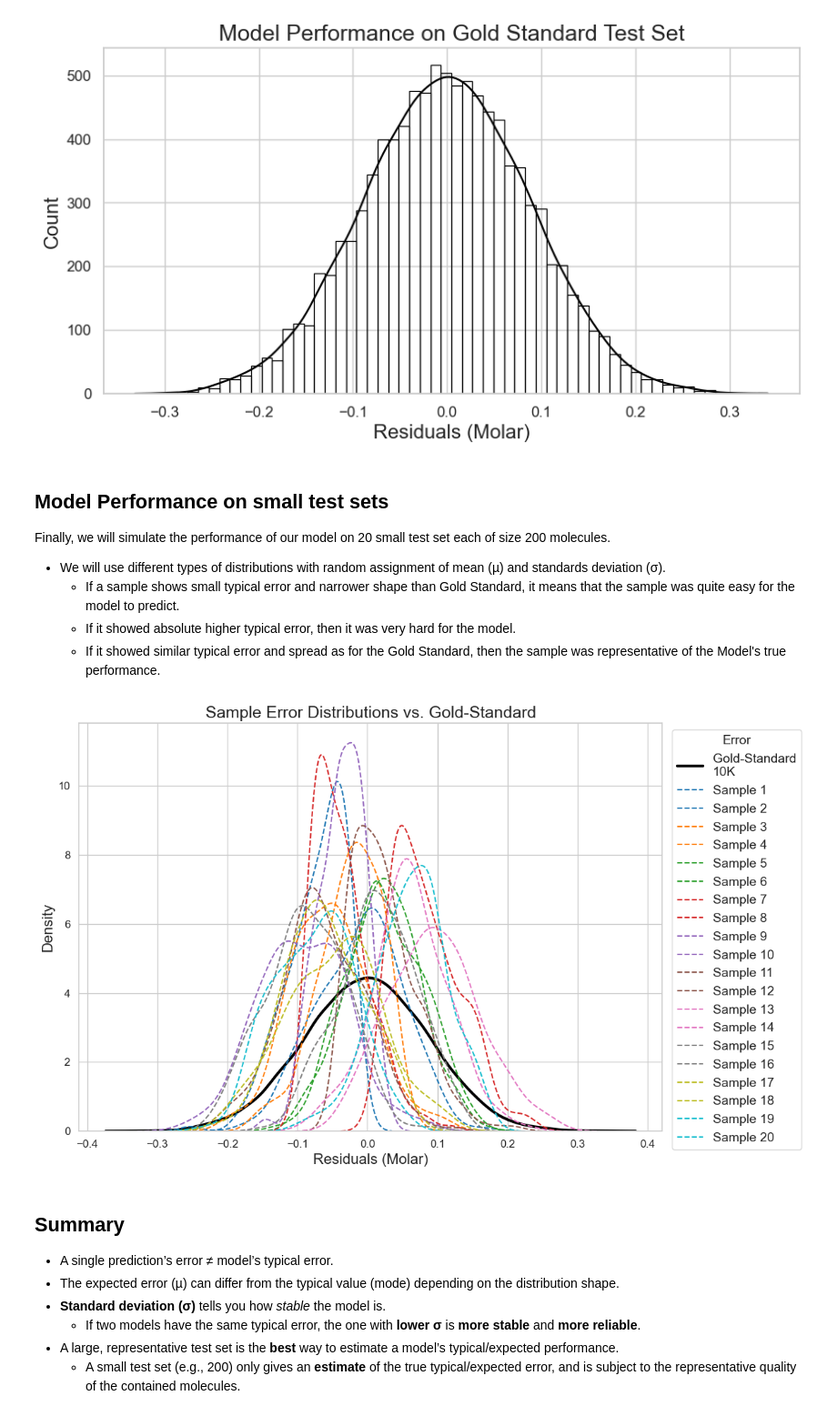
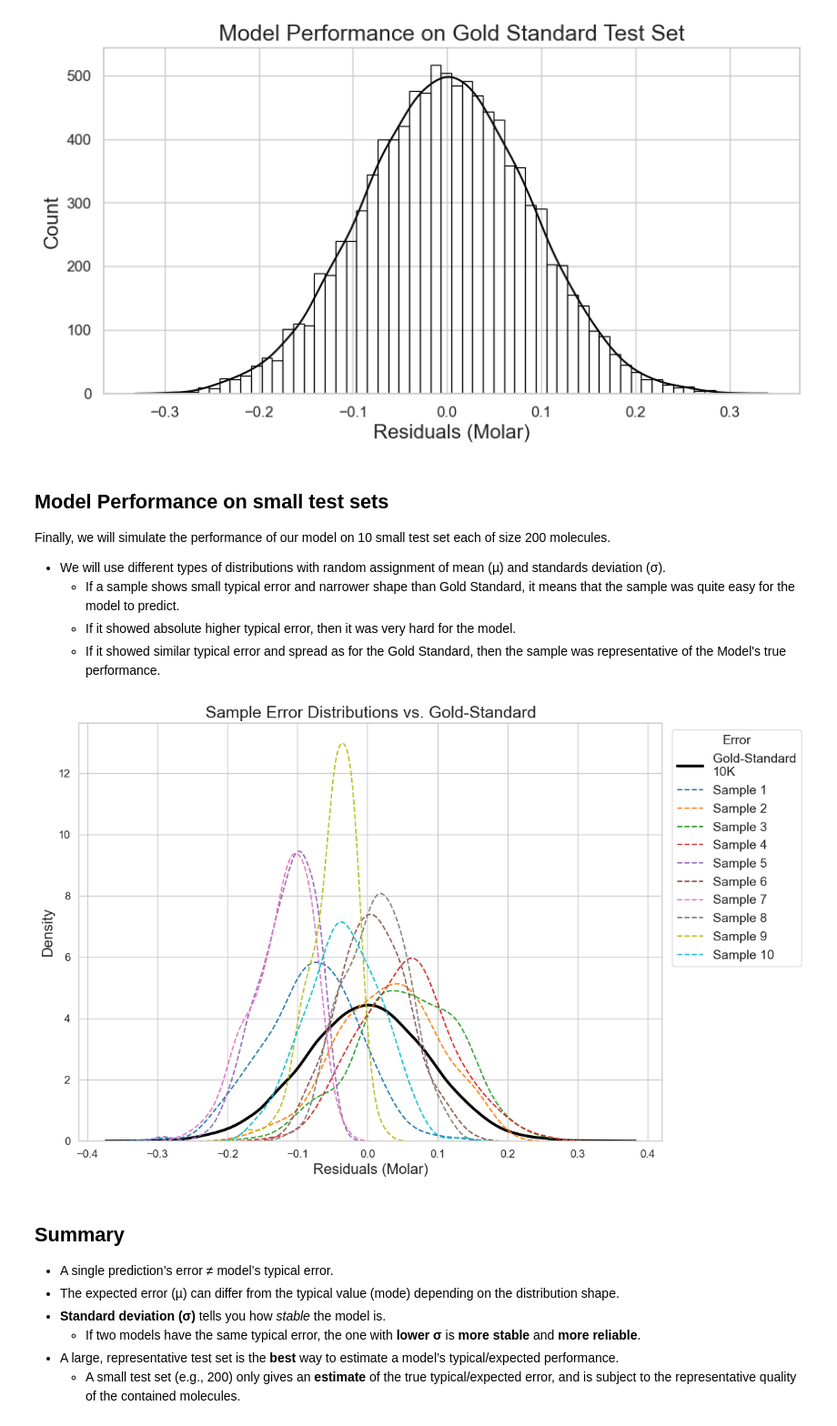
Before and after one commit to Afnan-Sultan/afnan-sultan.github.io, a Jupyter notebook: tutorials/How to Report and Judge ML Model Performance: Part 1.ipynb, the cells around one changed output. Shown at 91% size. Cells and saved outputs as stored; diff of their text form; code cells hidden in the pictures.

```diff
--- a/tutorials/How to Report and Judge ML Model Performance: Part 1.ipynb
+++ b/tutorials/How to Report and Judge ML Model Performance: Part 1.ipynb
@@ -356,7 +356,7 @@ Now, let's imagine that our model hs provided predictions for these 10k molecule
 # %%
 mu_gold_error = 0
 sigma_gold_error = 0.09
-gold_standard_pred = gold_standard_true + np.random.normal(loc=mu_gold_error, scale=sigma_gold_error, size=len(gold_standard_true))
+gold_standard_pred = gold_standard_true + np.random.normal(loc=mu_gold_error, scale=sigma_gold_error, size=gold_standard_test_size)
 model_true_performance = gold_standard_pred - gold_standard_true
 
 # Plot histogram of Gold Standard Test set
@@ -373,23 +373,16 @@ plt.show()
 # %% [markdown]
 ## Model Performance on small test sets
 
-Finally, we will simulate the performance of our model on 20 small test set each of size 200 molecules.
+Finally, we will simulate the performance of our model on 10 small test set each of size 200 molecules.
 * We will use different types of distributions with random assignment of mean (µ) and standards deviation (σ).
   * If a sample shows small typical error and narrower shape than Gold Standard, it means that the sample was quite easy for the model to predict.
   * If it showed absolute higher typical error, then it was very hard for the model.
   * If it showed similar typical error and spread as for the Gold Standard, then the sample was representative of the Model's true performance.
 # %%
-import numpy as np
-import matplotlib.pyplot as plt
-import seaborn as sns
-from scipy.stats import truncnorm, skewnorm
-
-np.random.seed(40)
-
-num_samples = 20
+num_samples = 10
 sample_size = 200
-value_bounds = (-0.3, 0.3)
-mean_bounds = (-0.1, 0.1)
+value_bounds = (-0.35, 0.35)
+mean_bounds = (-0.08, 0.08)
 
 samples = []
 labels = []
@@ -421,34 +414,34 @@ for i in range(num_samples):
         scale = np.random.uniform(0.03, 0.06)
         a1, b1 = (value_bounds[0] - mean1) / scale, (value_bounds[1] - mean1) / scale
         a2, b2 = (value_bounds[0] - mean2) / scale, (value_bounds[1] - mean2) / scale
         half = sample_size // 2
         data1 = truncnorm(a1, b1, loc=mean1, scale=scale).rvs(half)
         data2 = truncnorm(a2, b2, loc=mean2, scale=scale).rvs(sample_size - half)
         data = np.concatenate([data1, data2])
         label = f"Sample {i+1}"
 
     samples.append(data)
     labels.append(label)
 
 # Plotting all generated samples over gold-standard
 plt.figure(figsize=(12, 7.5))
 sns.kdeplot(model_true_performance, label=f"Gold-Standard\n{gold_standard_test_size/1000:.0f}K", linewidth=3, color='black')
 
 colors = plt.cm.tab10(np.linspace(0, 1, num_samples))
 for i, (sample, label) in enumerate(zip(samples, labels)):
     sns.kdeplot(sample, label=label, linestyle='--', color=colors[i])
 
 plt.title("Sample Error Distributions vs. Gold-Standard", fontsize=title_font)
 plt.xlabel("Residuals (Molar)", fontsize=labels_font)
 plt.ylabel("Density", fontsize=labels_font)
 plt.legend(loc='upper right', bbox_to_anchor=(1.25, 1), title="Error", title_fontsize=text_font, fontsize=text_font)
 plt.tick_params(axis='both', labelsize=tick_font)
 plt.tight_layout()
 
 plt.savefig(os.path.join(images_dir, 'sampling_uncertainty.png'))
 plt.show()
 # %% [output]
-[figure, old version]
+[figure, new version]
 # %% [markdown]
 ## Summary
 
```
Also changed, not shown: 2 other files.
